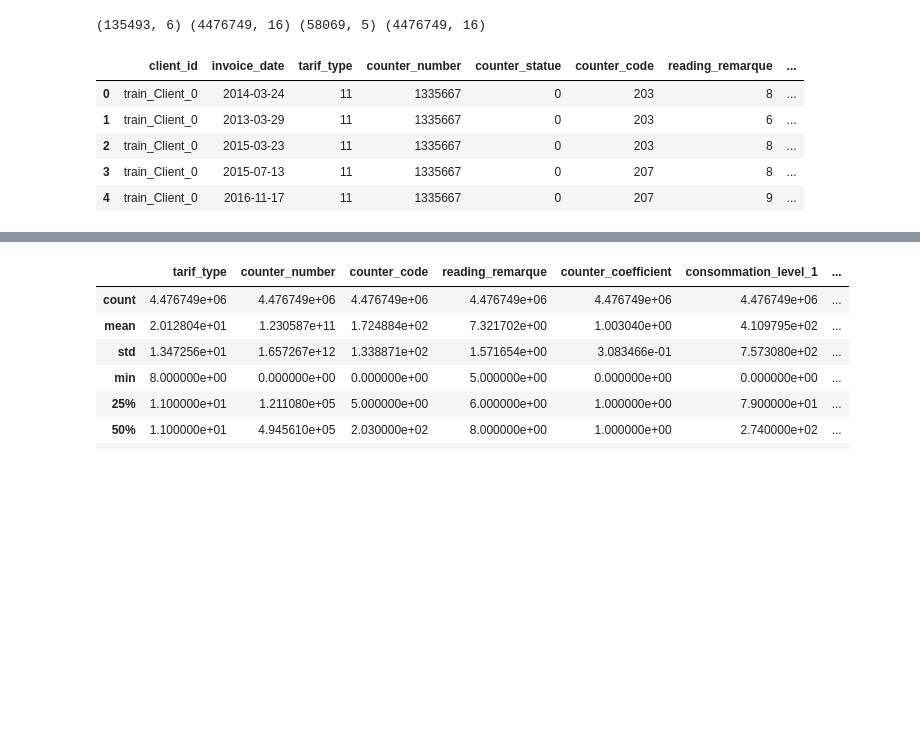
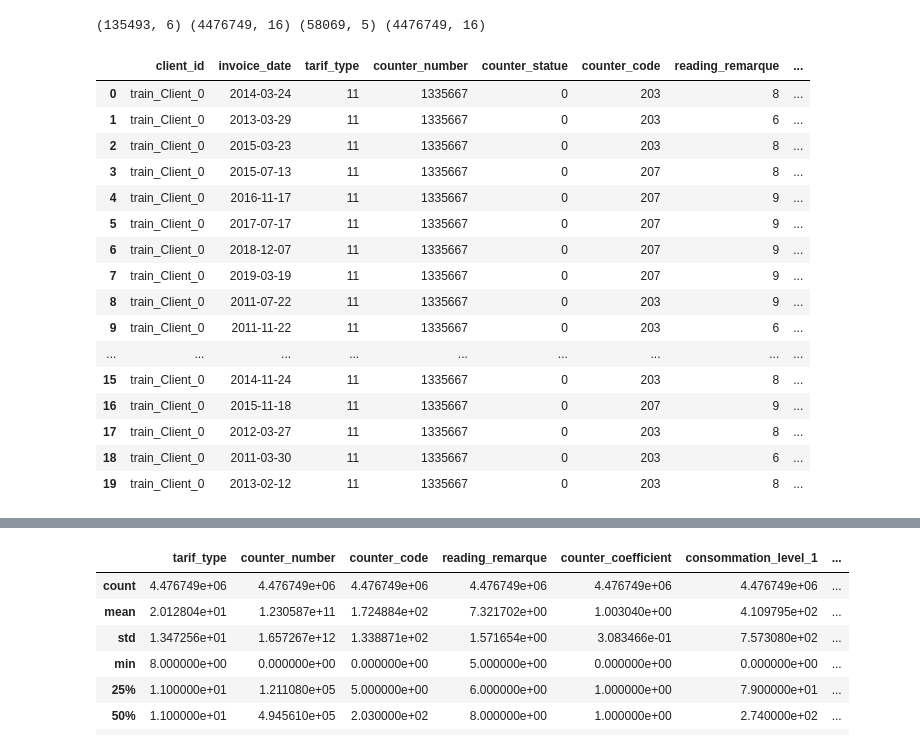
Before and after one commit to dmitriishumakher-ds/ds-fraud-repo, a Jupyter notebook: Fraud_Detection_Starter.ipynb, the cells around one changed output, grey strips where cells are left out. Drawn from its saved outputs; the diff is of its cells as text; code cells hidden in the pictures; blank space fills up the shorter version.

```diff
--- a/Fraud_Detection_Starter.ipynb
+++ b/Fraud_Detection_Starter.ipynb
@@ -60,9 +25,9 @@ warnings.simplefilter('ignore')
 # %% [markdown]
 ## Read the Data
 # %%
-client_train = pd.read_csv('train/client_train.csv', low_memory=False)
-invoice_train = pd.read_csv('/train/invoice_train.csv', low_memory=False)
+client_train = pd.read_csv('data/train/client_train.csv', low_memory=False)
+invoice_train = pd.read_csv('data/train/invoice_train.csv', low_memory=False)
 
-client_test = pd.read_csv('/test/client_test.csv', low_memory=False)
-invoice_test = pd.read_csv('/test/invoice_test.csv', low_memory=False)
-sample_submission = pd.read_csv('SampleSubmission.csv', low_memory=False)
+client_test = pd.read_csv('data/test/client_test.csv', low_memory=False)
+invoice_test = pd.read_csv('data/test/invoice_test.csv', low_memory=False)
+sample_submission = pd.read_csv('data/SampleSubmission.csv', low_memory=False)
@@ -77,13 +40,24 @@ print(client_train.shape, invoice_train.shape, client_test.shape, invoice_train.
 (135493, 6) (4476749, 16) (58069, 5) (4476749, 16)
 # %%
 #print top rows of dataset
-invoice_train.head()
+invoice_train.head(20)
 # %% [output]
 |  | client_id | invoice_date | tarif_type | counter_number | counter_statue | counter_code | reading_remarque | ... |
 | 0 | train_Client_0 | 2014-03-24 | 11 | 1335667 | 0 | 203 | 8 | ... |
 | 1 | train_Client_0 | 2013-03-29 | 11 | 1335667 | 0 | 203 | 6 | ... |
 | 2 | train_Client_0 | 2015-03-23 | 11 | 1335667 | 0 | 203 | 8 | ... |
 | 3 | train_Client_0 | 2015-07-13 | 11 | 1335667 | 0 | 207 | 8 | ... |
 | 4 | train_Client_0 | 2016-11-17 | 11 | 1335667 | 0 | 207 | 9 | ... |
+| 5 | train_Client_0 | 2017-07-17 | 11 | 1335667 | 0 | 207 | 9 | ... |
+| 6 | train_Client_0 | 2018-12-07 | 11 | 1335667 | 0 | 207 | 9 | ... |
+| 7 | train_Client_0 | 2019-03-19 | 11 | 1335667 | 0 | 207 | 9 | ... |
+| 8 | train_Client_0 | 2011-07-22 | 11 | 1335667 | 0 | 203 | 9 | ... |
+| 9 | train_Client_0 | 2011-11-22 | 11 | 1335667 | 0 | 203 | 6 | ... |
+| ... | ... | ... | ... | ... | ... | ... | ... | ... |
+| 15 | train_Client_0 | 2014-11-24 | 11 | 1335667 | 0 | 203 | 8 | ... |
+| 16 | train_Client_0 | 2015-11-18 | 11 | 1335667 | 0 | 207 | 9 | ... |
+| 17 | train_Client_0 | 2012-03-27 | 11 | 1335667 | 0 | 203 | 8 | ... |
+| 18 | train_Client_0 | 2011-03-30 | 11 | 1335667 | 0 | 203 | 6 | ... |
+| 19 | train_Client_0 | 2013-02-12 | 11 | 1335667 | 0 | 203 | 8 | ... |
 # %%
 #print top rows of dataset
```
Also changed, not shown: parts of 9 cells of this notebook, 1 other file.
